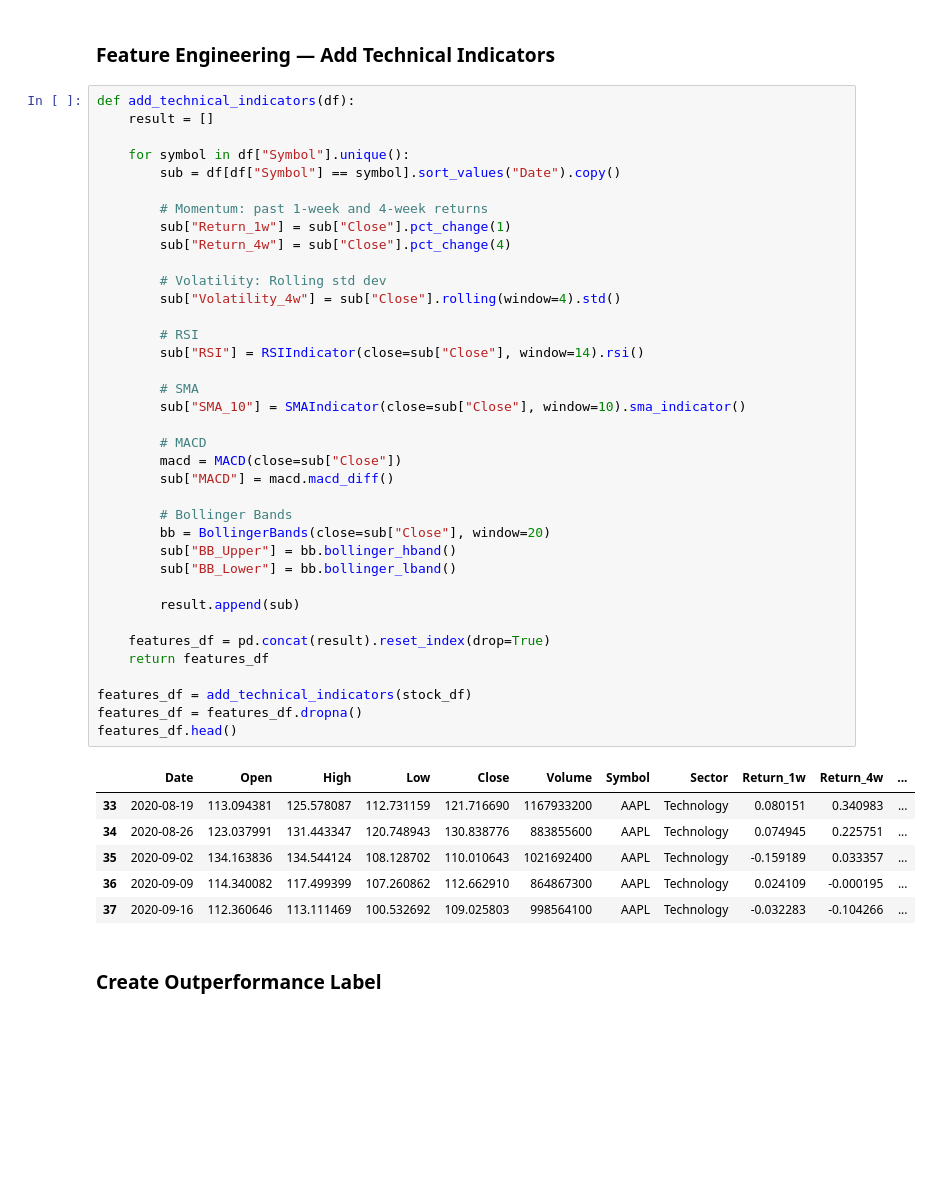
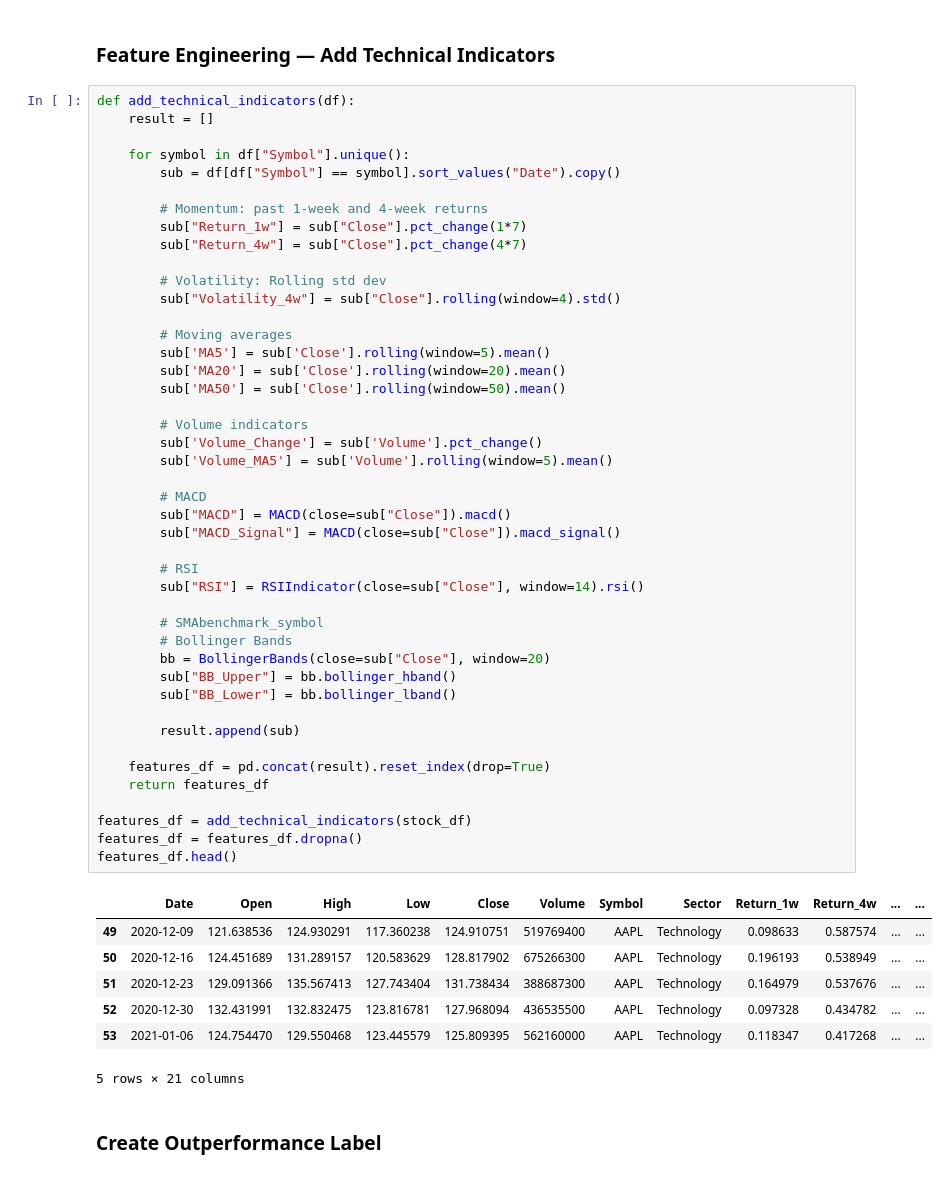
Before and after one commit to PEEMAI2004/CPE-232-Project, a Jupyter notebook: Portfolio Management Project Using Random Forest.ipynb, the cells around one changed output. Saved outputs shown, nothing was run; the diff lists cells and outputs as text; blank space fills up the shorter version.

Commit message:
Select only one sector and add features

```diff
--- a/Portfolio Management Project Using Random Forest.ipynb
+++ b/Portfolio Management Project Using Random Forest.ipynb
@@ -50,47 +51,55 @@ Loaded dataset from CSV.
 # %%
 def add_technical_indicators(df):
     result = []
 
     for symbol in df["Symbol"].unique():
         sub = df[df["Symbol"] == symbol].sort_values("Date").copy()
 
         # Momentum: past 1-week and 4-week returns
-        sub["Return_1w"] = sub["Close"].pct_change(1)
-        sub["Return_4w"] = sub["Close"].pct_change(4)
+        sub["Return_1w"] = sub["Close"].pct_change(1*7)
+        sub["Return_4w"] = sub["Close"].pct_change(4*7)
 
         # Volatility: Rolling std dev
         sub["Volatility_4w"] = sub["Close"].rolling(window=4).std()
 
+        # Moving averages
+        sub['MA5'] = sub['Close'].rolling(window=5).mean()
+        sub['MA20'] = sub['Close'].rolling(window=20).mean()
+        sub['MA50'] = sub['Close'].rolling(window=50).mean()
+
+        # Volume indicators
+        sub['Volume_Change'] = sub['Volume'].pct_change()
+        sub['Volume_MA5'] = sub['Volume'].rolling(window=5).mean()
+
+        # MACD
+        sub["MACD"] = MACD(close=sub["Close"]).macd()
+        sub["MACD_Signal"] = MACD(close=sub["Close"]).macd_signal()
+
         # RSI
         sub["RSI"] = RSIIndicator(close=sub["Close"], window=14).rsi()
 
-        # SMA
-        sub["SMA_10"] = SMAIndicator(close=sub["Close"], window=10).sma_indicator()
-
-        # MACD
-        macd = MACD(close=sub["Close"])
-        sub["MACD"] = macd.macd_diff()
-
+        # SMAbenchmark_symbol
         # Bollinger Bands
         bb = BollingerBands(close=sub["Close"], window=20)
         sub["BB_Upper"] = bb.bollinger_hband()
         sub["BB_Lower"] = bb.bollinger_lband()
 
         result.append(sub)
 
     features_df = pd.concat(result).reset_index(drop=True)
     return features_df
 
 features_df = add_technical_indicators(stock_df)
 features_df = features_df.dropna()
 features_df.head()
 # %% [output]
-|  | Date | Open | High | Low | Close | Volume | Symbol | Sector | Return_1w | Return_4w | ... |
-| 33 | 2020-08-19 | 113.094381 | 125.578087 | 112.731159 | 121.716690 | 1167933200 | AAPL | Technology | 0.080151 | 0.340983 | ... |
-| 34 | 2020-08-26 | 123.037991 | 131.443347 | 120.748943 | 130.838776 | 883855600 | AAPL | Technology | 0.074945 | 0.225751 | ... |
-| 35 | 2020-09-02 | 134.163836 | 134.544124 | 108.128702 | 110.010643 | 1021692400 | AAPL | Technology | -0.159189 | 0.033357 | ... |
-| 36 | 2020-09-09 | 114.340082 | 117.499399 | 107.260862 | 112.662910 | 864867300 | AAPL | Technology | 0.024109 | -0.000195 | ... |
-| 37 | 2020-09-16 | 112.360646 | 113.111469 | 100.532692 | 109.025803 | 998564100 | AAPL | Technology | -0.032283 | -0.104266 | ... |
+|  | Date | Open | High | Low | Close | Volume | Symbol | Sector | Return_1w | Return_4w | ... | ... |
+| 49 | 2020-12-09 | 121.638536 | 124.930291 | 117.360238 | 124.910751 | 519769400 | AAPL | Technology | 0.098633 | 0.587574 | ... | ... |
+| 50 | 2020-12-16 | 124.451689 | 131.289157 | 120.583629 | 128.817902 | 675266300 | AAPL | Technology | 0.196193 | 0.538949 | ... | ... |
+| 51 | 2020-12-23 | 129.091366 | 135.567413 | 127.743404 | 131.738434 | 388687300 | AAPL | Technology | 0.164979 | 0.537676 | ... | ... |
+| 52 | 2020-12-30 | 132.431991 | 132.832475 | 123.816781 | 127.968094 | 436535500 | AAPL | Technology | 0.097328 | 0.434782 | ... | ... |
+| 53 | 2021-01-06 | 124.754470 | 129.550468 | 123.445579 | 125.809395 | 562160000 | AAPL | Technology | 0.118347 | 0.417268 | ... | ... |
+5 rows × 21 columns
 # %% [markdown]
 ### Create Outperformance Label
 # %%
```
Also changed, not shown: parts of 15 cells of this notebook, 1 other file.
